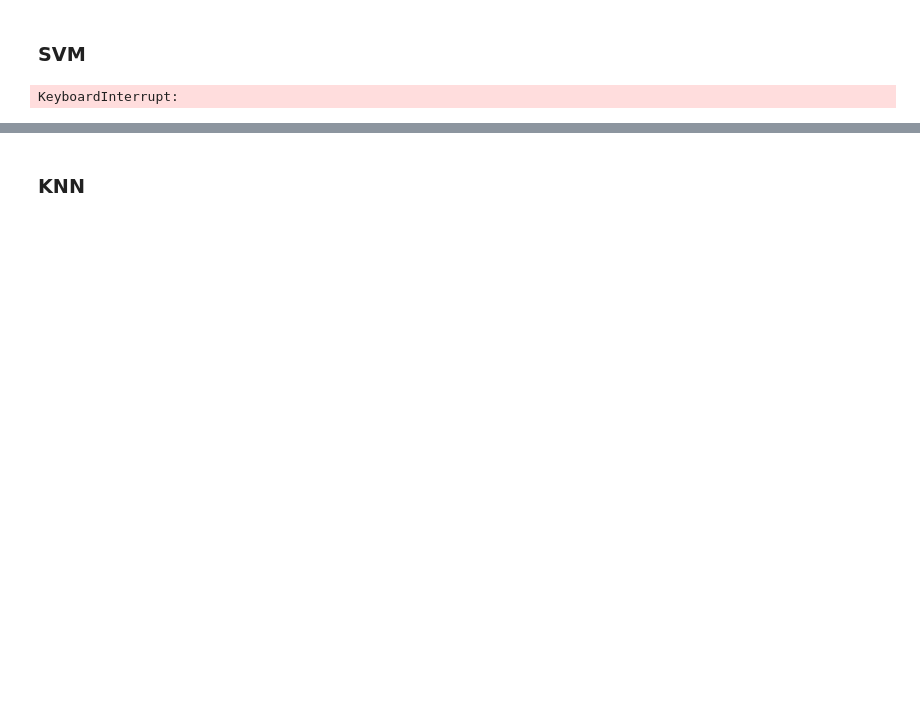
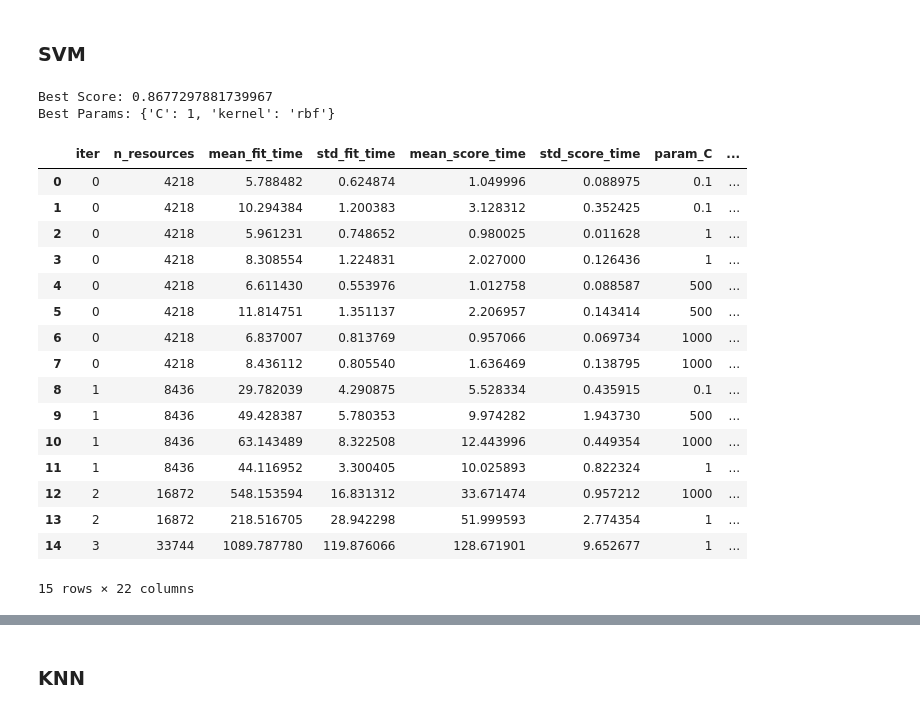
Before and after one commit to mryf323/ml_final_project, a Jupyter notebook: phase1.ipynb, the cells around one changed output, grey strips where cells are left out. Drawn from its saved outputs; the diff is of its cells as text; code cells hidden in the pictures; blank space fills up the shorter version.

```diff
--- a/phase1.ipynb
+++ b/phase1.ipynb
@@ -263,10 +271,29 @@ Accuracy:
 # %%
 bow_svm = svm.SVC()
 bow_svm = HalvingGridSearchCV(estimator=bow_svm, param_grid=svc_grid, cv = 4, n_jobs= -1, scoring='f1', factor=2)
 bow_svm.fit(X_train_bow, Y_train)
 print(f'Best Score: {bow_svm.best_score_}')
 print(f'Best Params: {bow_svm.best_params_}')
+pd.DataFrame(bow_svm.cv_results_)
 # %% [output]
-KeyboardInterrupt:
+Best Score: 0.8677297881739967
+Best Params: {'C': 1, 'kernel': 'rbf'}
+|  | iter | n_resources | mean_fit_time | std_fit_time | mean_score_time | std_score_time | param_C | ... |
+| 0 | 0 | 4218 | 5.788482 | 0.624874 | 1.049996 | 0.088975 | 0.1 | ... |
+| 1 | 0 | 4218 | 10.294384 | 1.200383 | 3.128312 | 0.352425 | 0.1 | ... |
+| 2 | 0 | 4218 | 5.961231 | 0.748652 | 0.980025 | 0.011628 | 1 | ... |
+| 3 | 0 | 4218 | 8.308554 | 1.224831 | 2.027000 | 0.126436 | 1 | ... |
+| 4 | 0 | 4218 | 6.611430 | 0.553976 | 1.012758 | 0.088587 | 500 | ... |
+| 5 | 0 | 4218 | 11.814751 | 1.351137 | 2.206957 | 0.143414 | 500 | ... |
+| 6 | 0 | 4218 | 6.837007 | 0.813769 | 0.957066 | 0.069734 | 1000 | ... |
+| 7 | 0 | 4218 | 8.436112 | 0.805540 | 1.636469 | 0.138795 | 1000 | ... |
+| 8 | 1 | 8436 | 29.782039 | 4.290875 | 5.528334 | 0.435915 | 0.1 | ... |
+| 9 | 1 | 8436 | 49.428387 | 5.780353 | 9.974282 | 1.943730 | 500 | ... |
+| 10 | 1 | 8436 | 63.143489 | 8.322508 | 12.443996 | 0.449354 | 1000 | ... |
+| 11 | 1 | 8436 | 44.116952 | 3.300405 | 10.025893 | 0.822324 | 1 | ... |
+| 12 | 2 | 16872 | 548.153594 | 16.831312 | 33.671474 | 0.957212 | 1000 | ... |
+| 13 | 2 | 16872 | 218.516705 | 28.942298 | 51.999593 | 2.774354 | 1 | ... |
+| 14 | 3 | 33744 | 1089.787780 | 119.876066 | 128.671901 | 9.652677 | 1 | ... |
+15 rows × 22 columns
 # %%
 analysis(Y_test, bow_svm.predict(X_test_bow))
```
Also changed, not shown: parts of 23 cells of this notebook, 1 other file.
